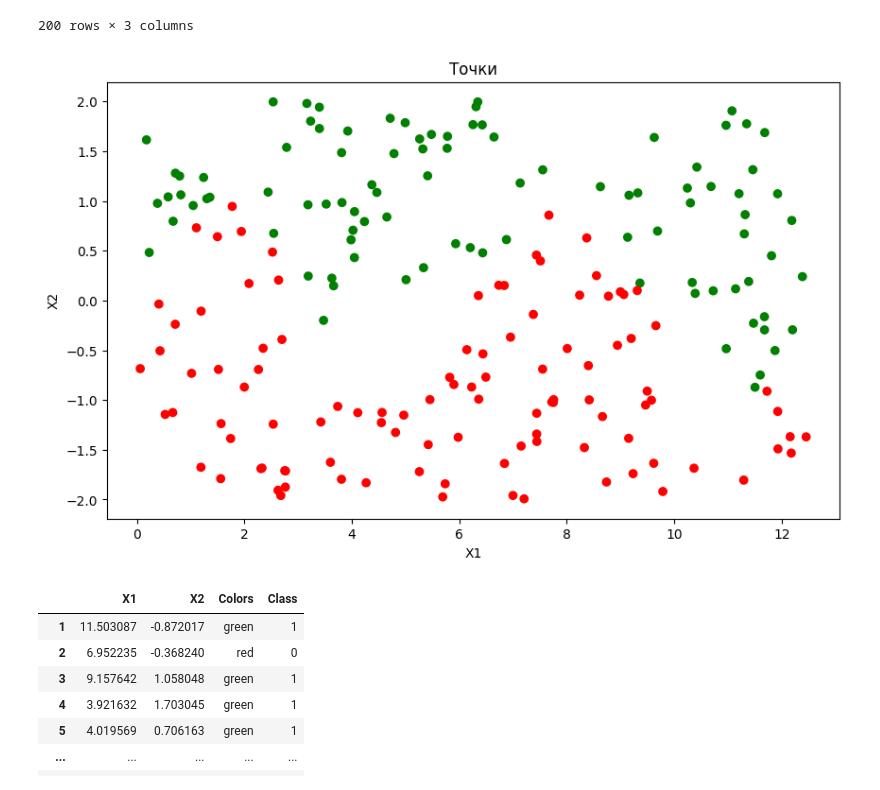
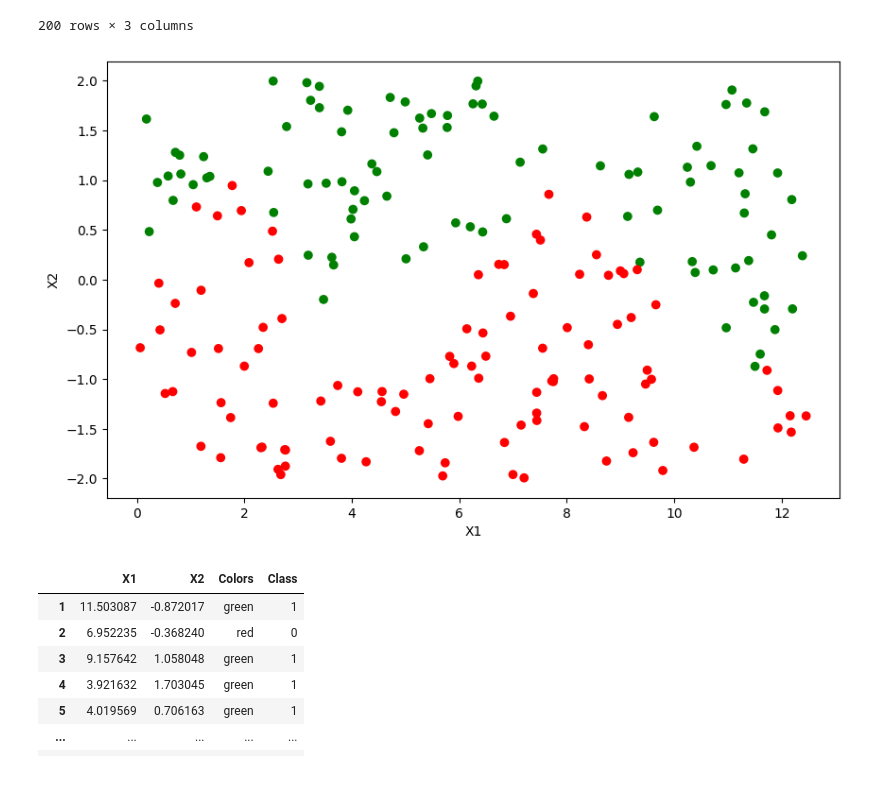
Before and after one commit to sleshworld/magistr_labs, a Jupyter notebook: 2_KNN/knn.ipynb, the cells around one changed output. Drawn from its saved outputs; the diff is of its cells as text; code cells hidden in the pictures.

```diff
--- a/2_KNN/knn.ipynb
+++ b/2_KNN/knn.ipynb
@@ -373,13 +423,13 @@ train
 # %%
 plt.figure(figsize=(10, 6))
 plt.scatter(train.X1, train.X2, c=train.Colors)
-plt.title('Точки')
+#plt.title('Точки')
 plt.xlabel('X1')
 plt.ylabel('X2')
 plt.savefig("svm4.png")
 plt.show()
 # %% [output]
-[figure, old version]
+[figure, new version]
 # %%
 train["Class"] = (train["Colors"] == "green").astype(int)
 test["Class"] = (test["Colors"] == "green").astype(int)
```
Also changed, not shown: parts of 19 cells of this notebook, 19 other files.
